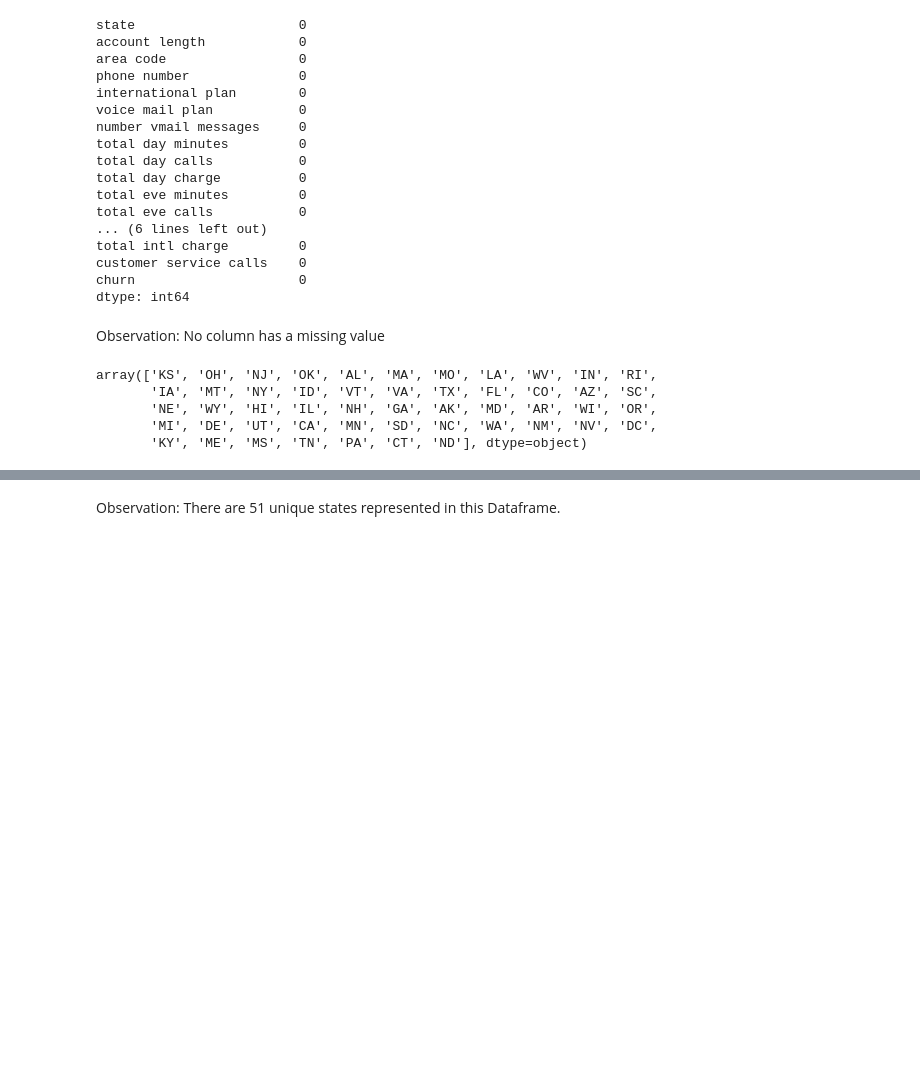
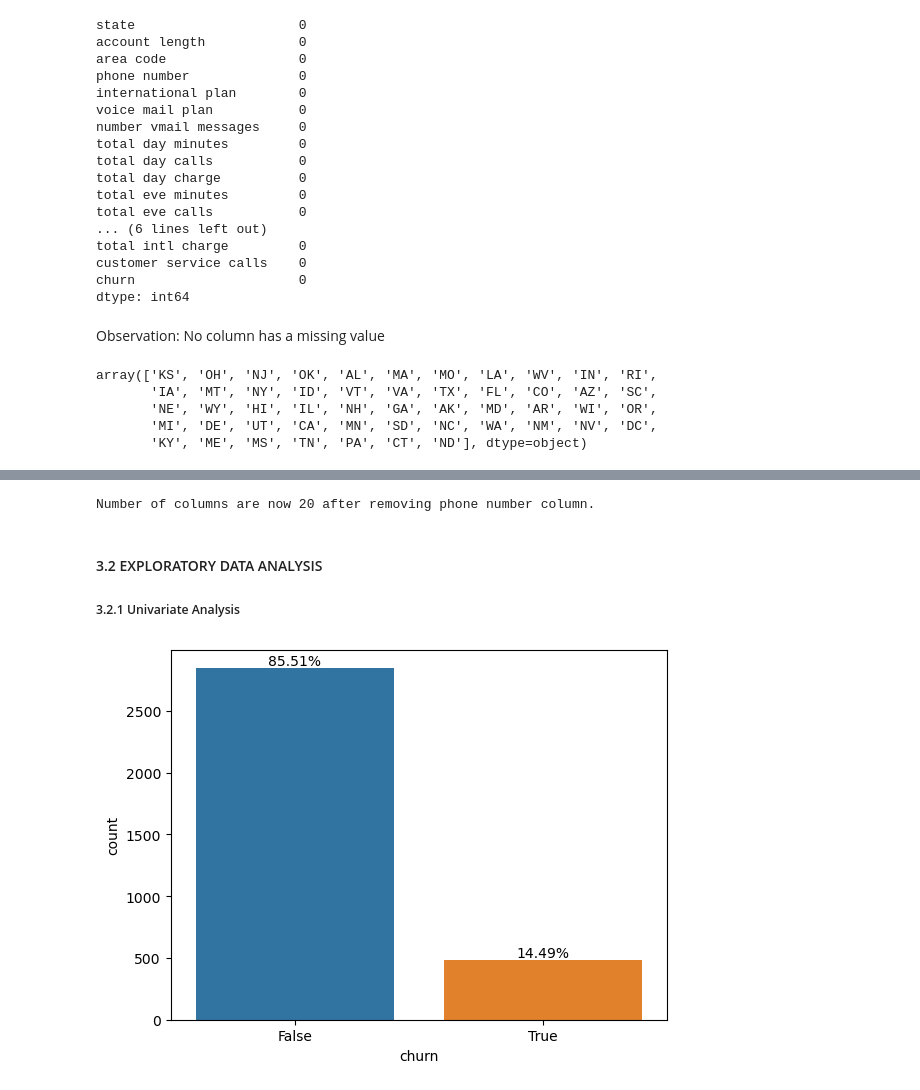
Before and after one commit to Isaac-Munyaka/Phase_3_project, a Jupyter notebook: customer_churn_prediction.ipynb, the cells around one changed output, grey strips where cells are left out. Drawn from its saved outputs; the diff is of its cells as text; code cells hidden in the pictures; blank space fills up the shorter version.

```diff
--- a/customer_churn_prediction.ipynb
+++ b/customer_churn_prediction.ipynb
@@ -196,2 +197,0 @@ no_of_unique
-# %% [markdown]
-Observation: There are 51 unique states represented in this Dataframe.
@@ -199,0 +198,31 @@ Observation: There are 51 unique states represented in this Dataframe.
+# %%
+# Removing phone number as it has no use here
+
+df.drop(columns =["phone number"], inplace = True)
+# %%
+# Confirming that we are now working with 20 columns
+
+
+print("Number of columns are now",df.columns.value_counts().sum(),"after removing phone number column.")
+# %% [output]
+Number of columns are now 20 after removing phone number column.
+# %% [markdown]
+#### 3.2 EXPLORATORY DATA ANALYSIS
+
+##### 3.2.1 Univariate Analysis
+# %%
+sns.countplot(x="churn", data=df)
+
+
+# Calculating churn percentages
+total_count = df.shape[0]
+churn_counts = df['churn'].value_counts()
+churn_percentages = churn_counts / total_count * 100
+
+# Annotating the bars with churn percentages
+for i, percentage in enumerate(churn_percentages):
+    plt.text(i, churn_counts[i], f'{percentage:.2f}%', ha='center', va='bottom')
+
+plt.show()
+# %% [output]
+[figure, added]
```
Also changed, not shown: parts of 3 cells of this notebook.
